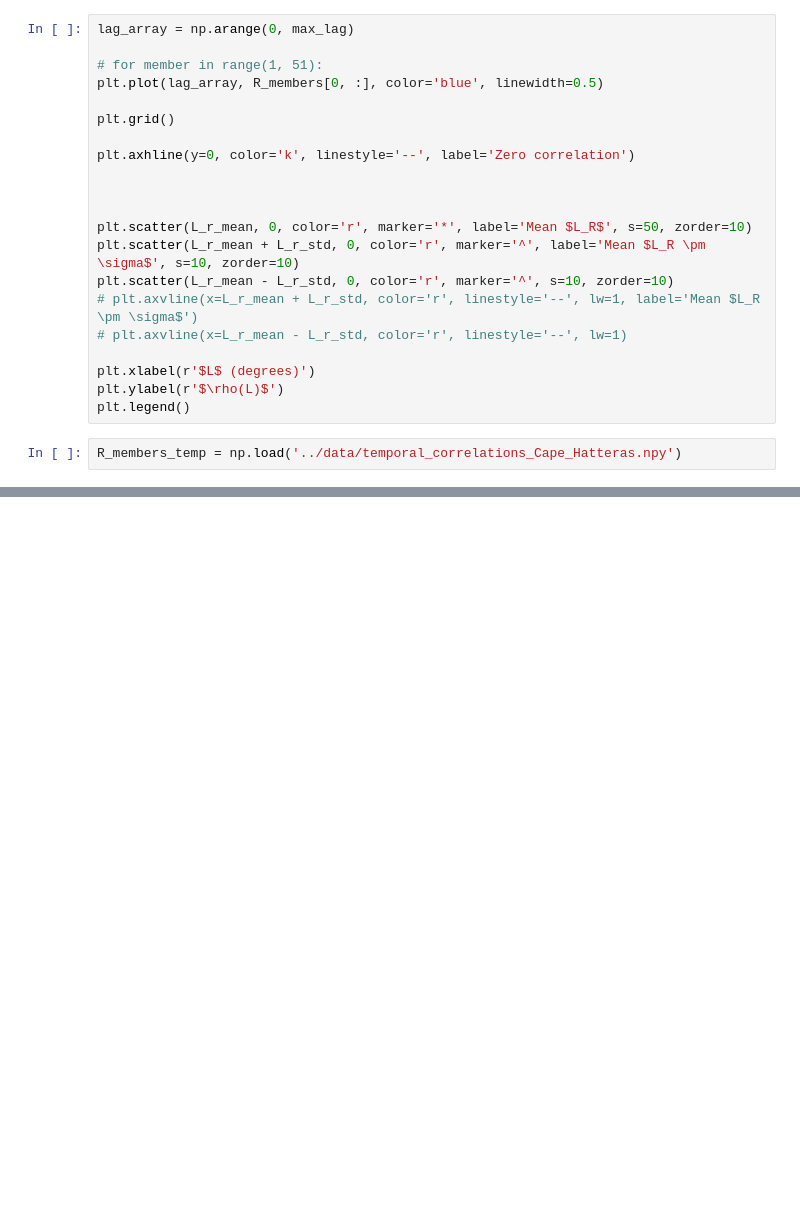
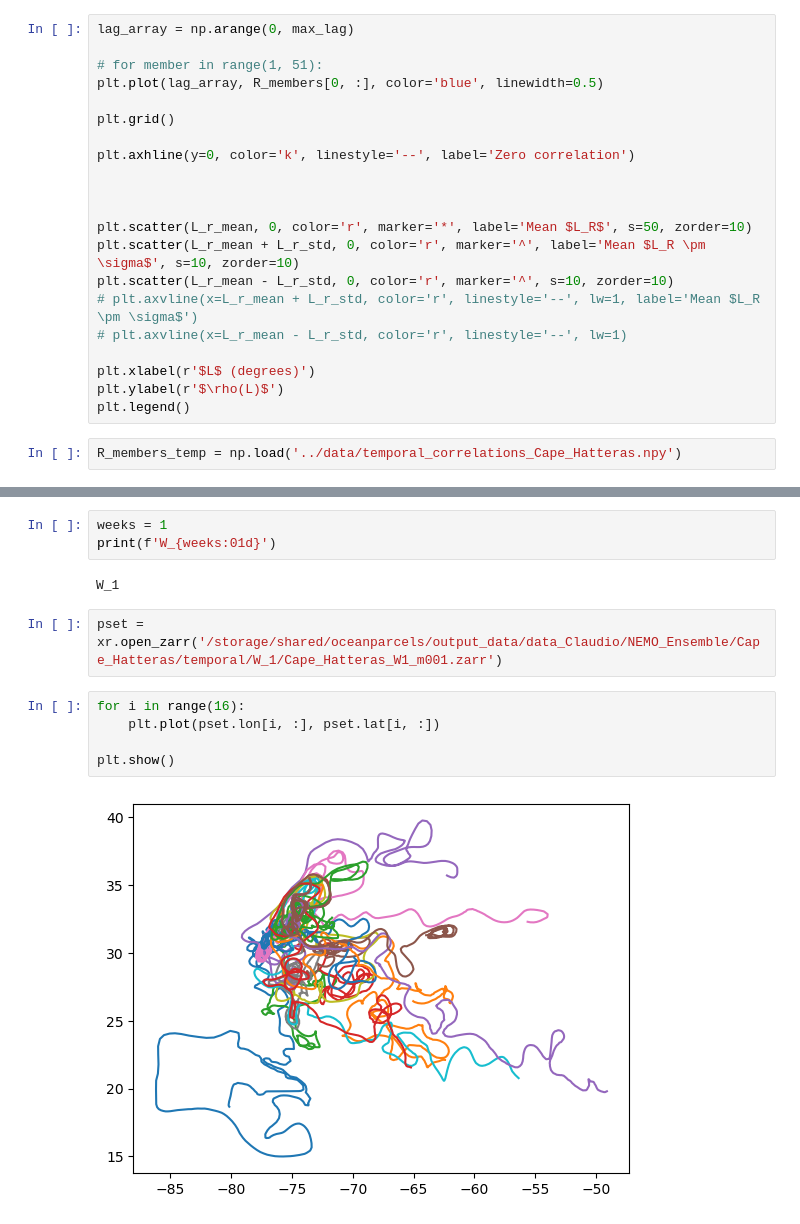
Before and after one commit to OceanParcels/NEMO_Ensemble_Lagrangian_Analysis, a Jupyter notebook: notebooks/12.Spatial_Lagrangian_autocorrelation_function.ipynb, the cells around one changed output, grey strips where cells are left out. Drawn from its saved outputs; the diff is of its cells as text; blank space fills up the shorter version.

```diff
--- a/notebooks/12.Spatial_Lagrangian_autocorrelation_function.ipynb
+++ b/notebooks/12.Spatial_Lagrangian_autocorrelation_function.ipynb
@@ -445,0 +455,14 @@ plt.legend()
+# %%
+weeks = 1
+print(f'W_{weeks:01d}')
+# %% [output]
+W_1
+# %%
+pset = xr.open_zarr('/storage/shared/oceanparcels/output_data/data_Claudio/NEMO_Ensemble/Cape_Hatteras/temporal/W_1/Cape_Hatteras_W1_m001.zarr')
+# %%
+for i in range(16):
+    plt.plot(pset.lon[i, :], pset.lat[i, :])
+
+plt.show()
+# %% [output]
+[figure, added]
```
Also changed, not shown: parts of 3 cells of this notebook, 3 other files.
